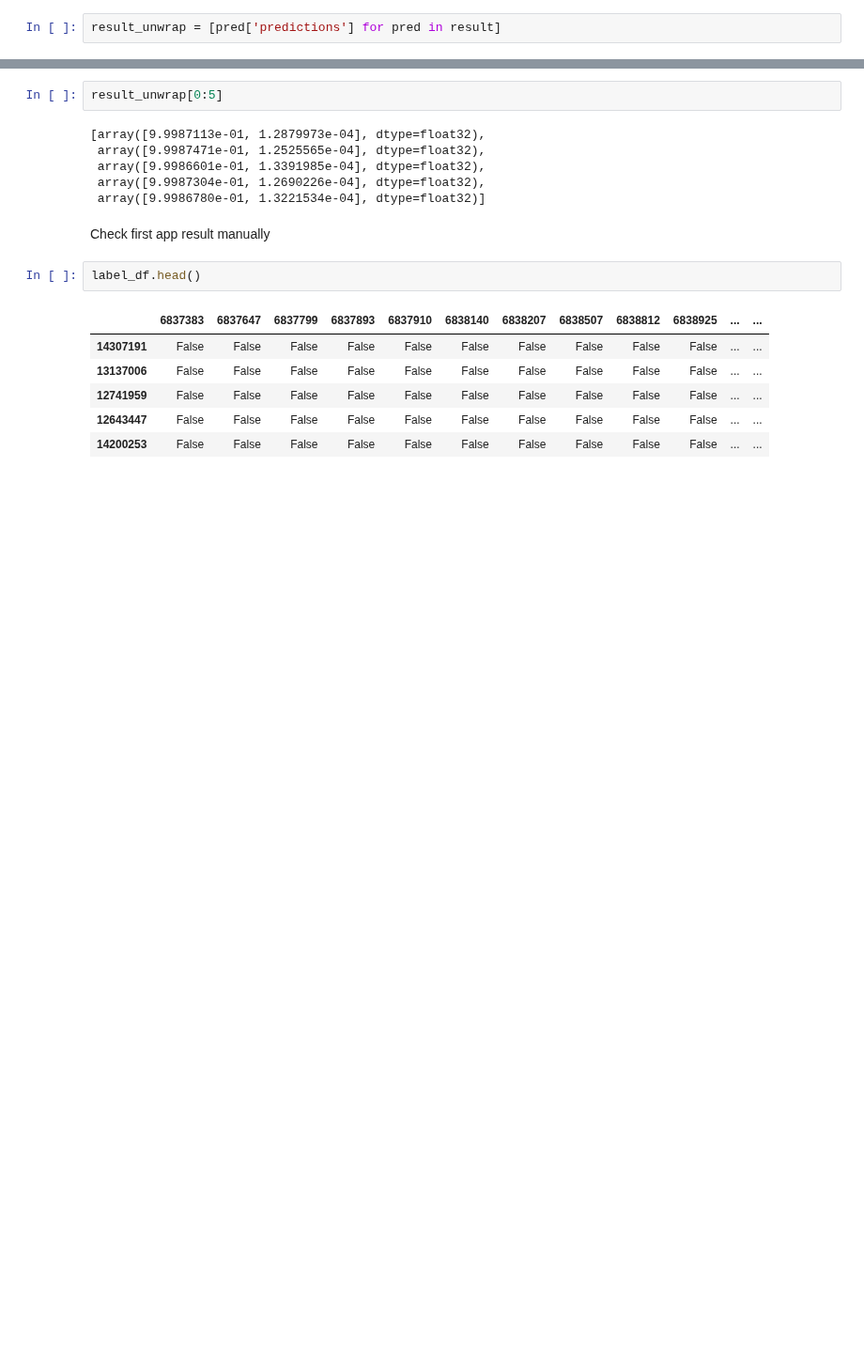
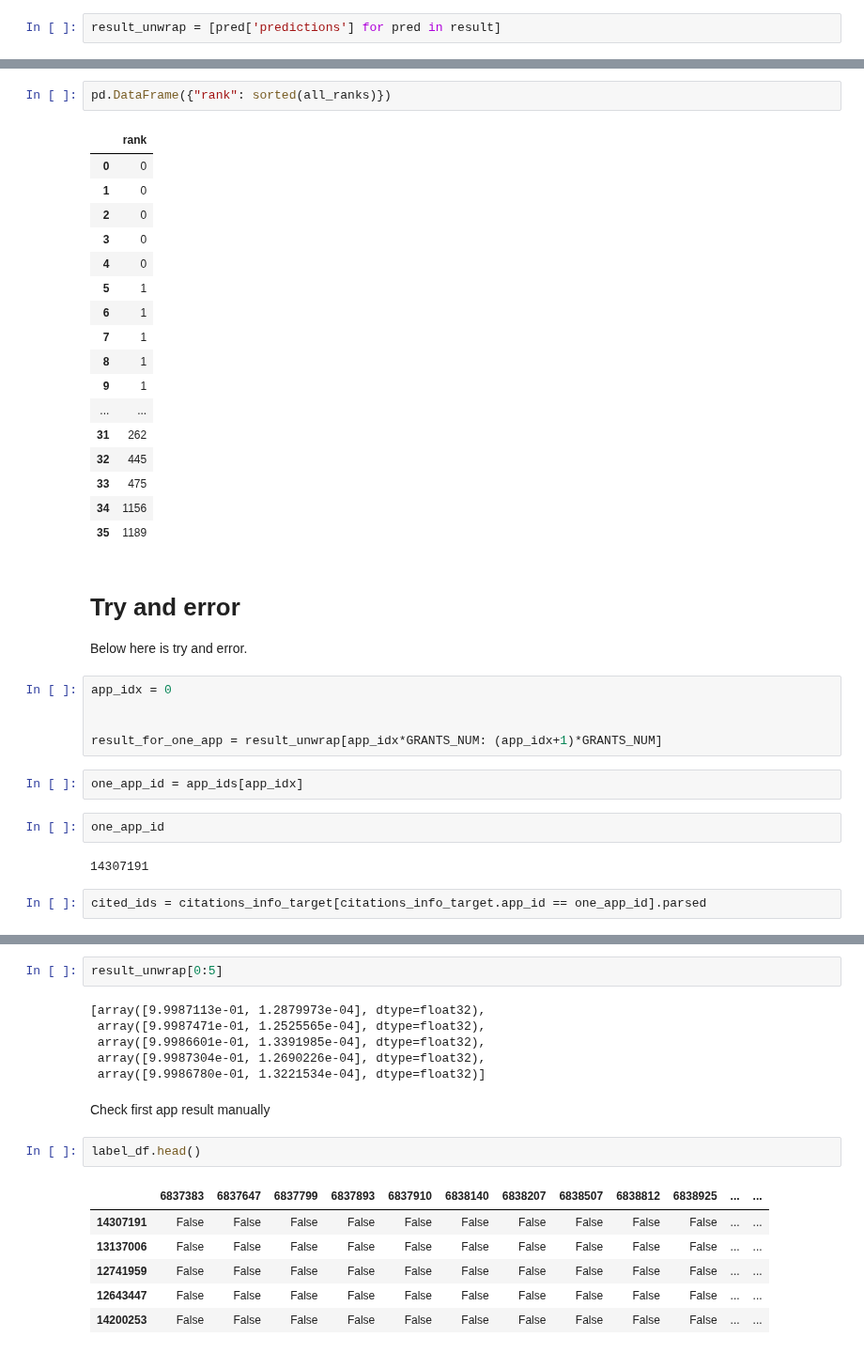
Before and after one commit to yoheikikuta/US-patent-analysis, a Jupyter notebook: colab/bert_benchmark_2000.ipynb, the cells around one changed output, grey strips where cells are left out. Shown at 94% size. Saved outputs shown, nothing was run; the diff lists cells and outputs as text; blank space fills up the shorter version.

```diff
--- a/colab/bert_benchmark_2000.ipynb
+++ b/colab/bert_benchmark_2000.ipynb
@@ -581,0 +564,37 @@ len(result_unwrap)
+# %%
+pd.DataFrame({"rank": sorted(all_ranks)})
+# %% [output]
+|  | rank |
+| 0 | 0 |
+| 1 | 0 |
+| 2 | 0 |
+| 3 | 0 |
+| 4 | 0 |
+| 5 | 1 |
+| 6 | 1 |
+| 7 | 1 |
+| 8 | 1 |
+| 9 | 1 |
+| ... | ... |
+| 31 | 262 |
+| 32 | 445 |
+| 33 | 475 |
+| 34 | 1156 |
+| 35 | 1189 |
+# %% [markdown]
+# Try and error
+
+Below here is try and error.
+# %%
+app_idx = 0
+
+
+result_for_one_app = result_unwrap[app_idx*GRANTS_NUM: (app_idx+1)*GRANTS_NUM]
+# %%
+one_app_id = app_ids[app_idx]
+# %%
+one_app_id
+# %% [output]
+14307191
+# %%
+cited_ids = citations_info_target[citations_info_target.app_id == one_app_id].parsed
```
Also changed, not shown: parts of 177 cells of this notebook.
